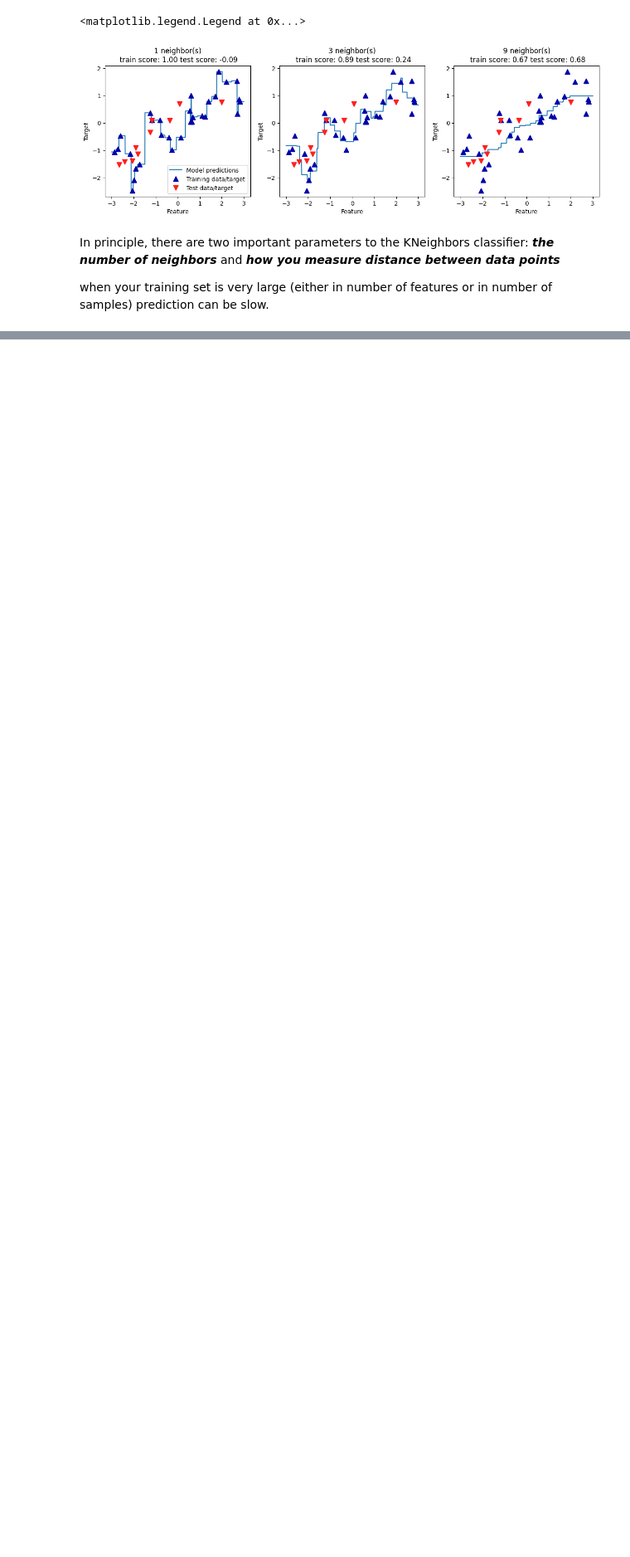
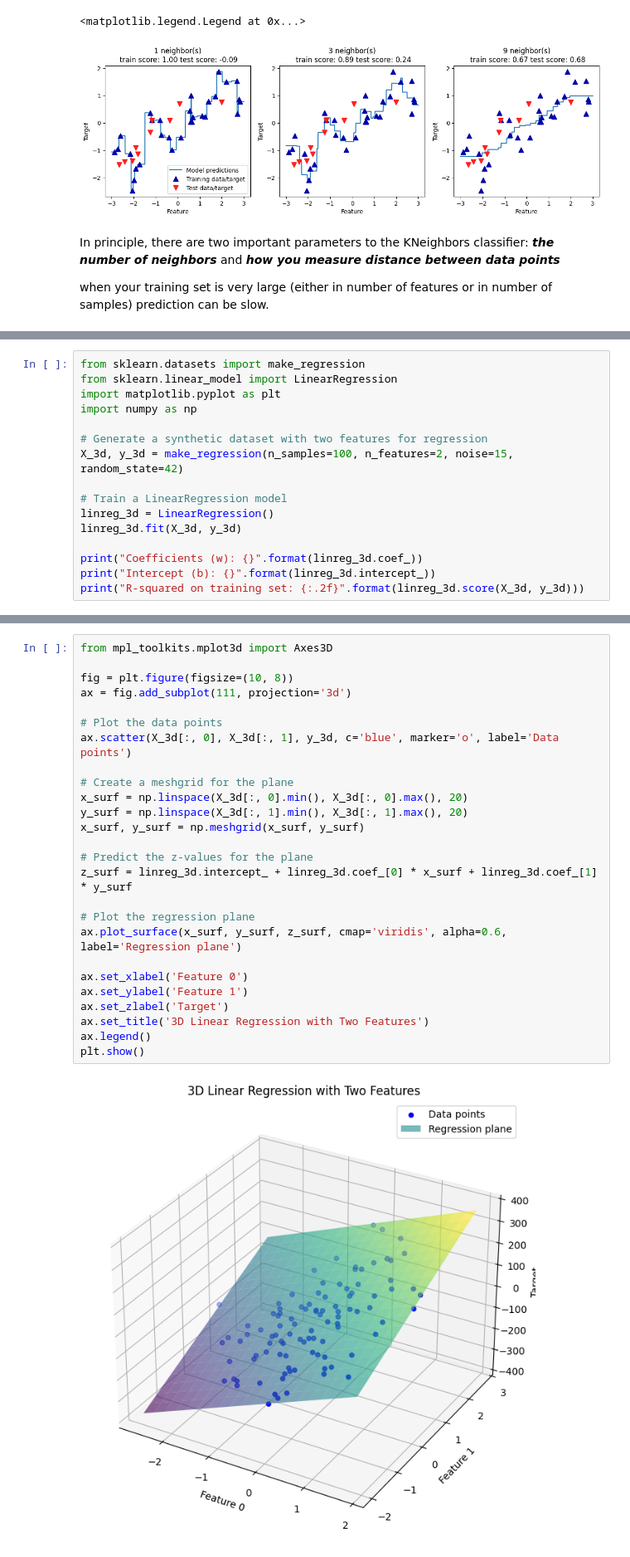
Before and after one commit to mayura-andrew/ml-experiments, a Jupyter notebook: supervised_learning.ipynb, the cells around one changed output, grey strips where cells are left out. Shown at 83% size. Drawn from its saved outputs; the diff is of its cells as text; blank space fills up the shorter version.

```diff
--- a/supervised_learning.ipynb
+++ b/supervised_learning.ipynb
@@ -195,0 +274,16 @@ Additionally, predicting on sparse data can be slow, especially if the dataset i
+# %%
+from sklearn.datasets import make_regression
+from sklearn.linear_model import LinearRegression
+import matplotlib.pyplot as plt
+import numpy as np
+
+# Generate a synthetic dataset with two features for regression
+X_3d, y_3d = make_regression(n_samples=100, n_features=2, noise=15, random_state=42)
+
+# Train a LinearRegression model
+linreg_3d = LinearRegression()
+linreg_3d.fit(X_3d, y_3d)
+
+print("Coefficients (w): {}".format(linreg_3d.coef_))
+print("Intercept (b): {}".format(linreg_3d.intercept_))
+print("R-squared on training set: {:.2f}".format(linreg_3d.score(X_3d, y_3d)))
@@ -195,0 +296,28 @@ Additionally, predicting on sparse data can be slow, especially if the dataset i
+# %%
+from mpl_toolkits.mplot3d import Axes3D
+
+fig = plt.figure(figsize=(10, 8))
+ax = fig.add_subplot(111, projection='3d')
+
+# Plot the data points
+ax.scatter(X_3d[:, 0], X_3d[:, 1], y_3d, c='blue', marker='o', label='Data points')
+
+# Create a meshgrid for the plane
+x_surf = np.linspace(X_3d[:, 0].min(), X_3d[:, 0].max(), 20)
+y_surf = np.linspace(X_3d[:, 1].min(), X_3d[:, 1].max(), 20)
+x_surf, y_surf = np.meshgrid(x_surf, y_surf)
+
+# Predict the z-values for the plane
+z_surf = linreg_3d.intercept_ + linreg_3d.coef_[0] * x_surf + linreg_3d.coef_[1] * y_surf
+
+# Plot the regression plane
+ax.plot_surface(x_surf, y_surf, z_surf, cmap='viridis', alpha=0.6, label='Regression plane')
+
+ax.set_xlabel('Feature 0')
+ax.set_ylabel('Feature 1')
+ax.set_zlabel('Target')
+ax.set_title('3D Linear Regression with Two Features')
+ax.legend()
+plt.show()
+# %% [output]
+[figure, added]
```
Also changed, not shown: parts of 28 cells of this notebook.
